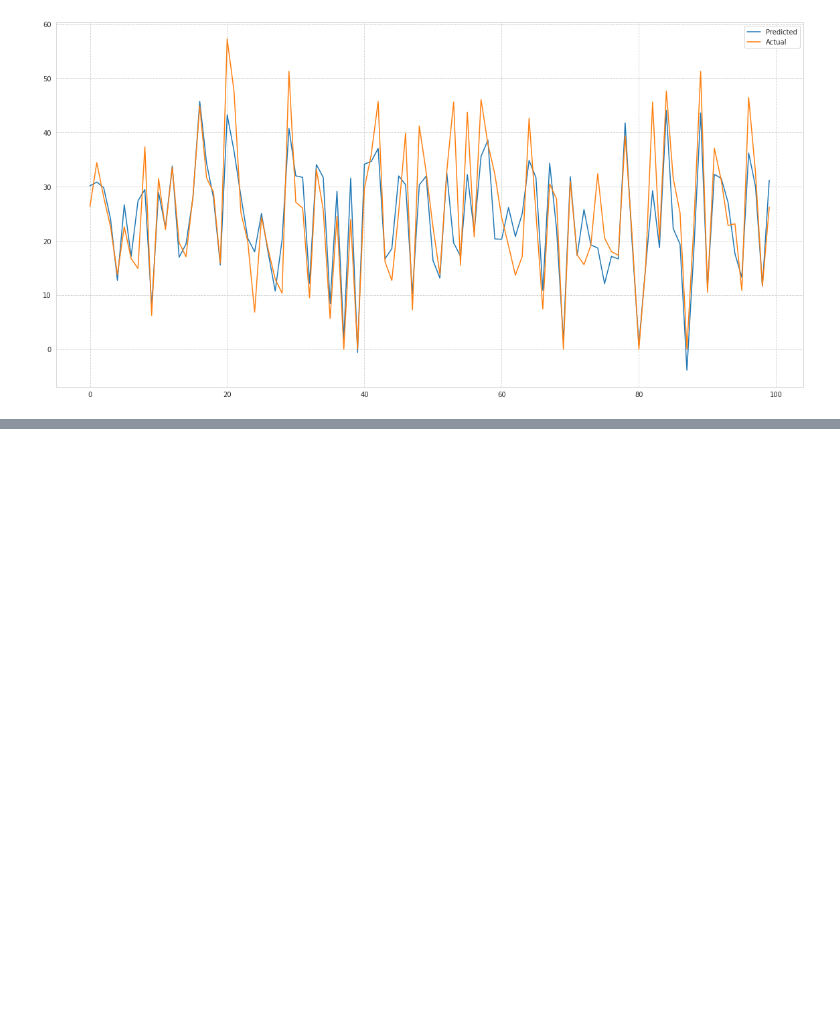
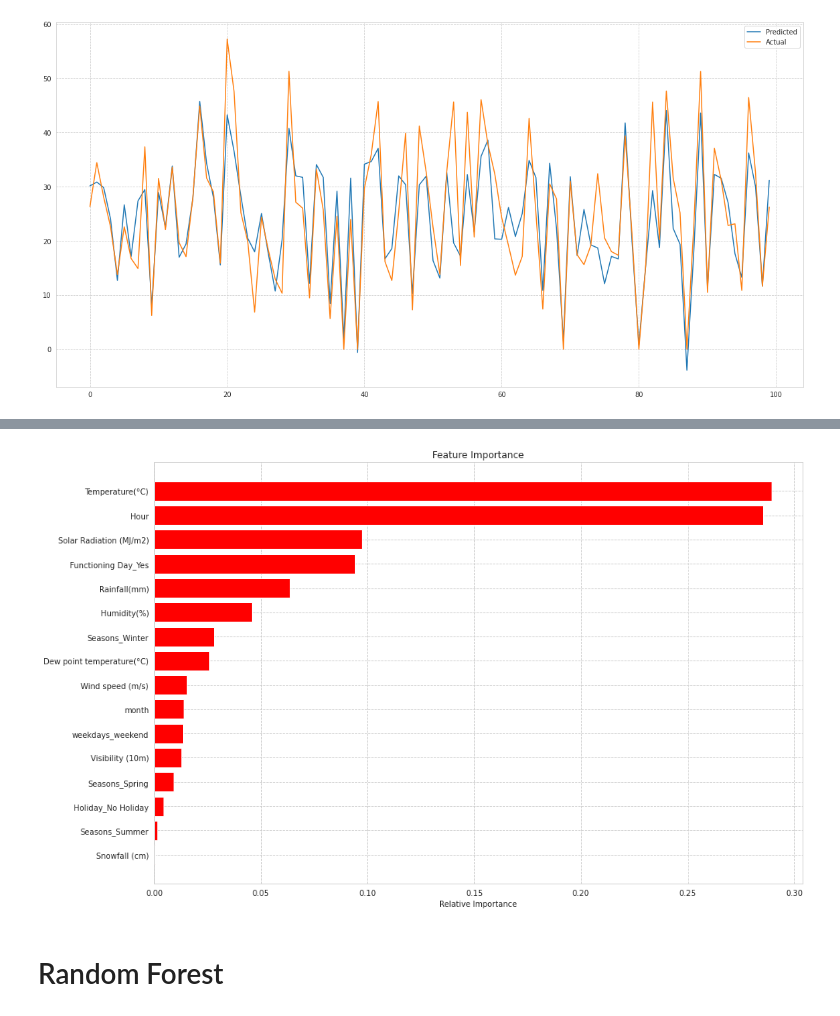
Before and after one commit to SURAJ0JAAT/Bike-Sharing-demand-Prediction-Regression, a Jupyter notebook: Bike_Sharing_Demand_Prediction_Capstone_Project.ipynb, the cells around one changed output, grey strips where cells are left out. Cells and saved outputs as stored; diff of their text form; code cells hidden in the pictures; blank space fills up the shorter version.

```diff
--- a/Bike_Sharing_Demand_Prediction_Capstone_Project.ipynb
+++ b/Bike_Sharing_Demand_Prediction_Capstone_Project.ipynb
@@ -776,0 +846,7 @@ Adjusted R2 :  0.7150538717102441
+# %%
+#getting features importance of decision tree
+get_features_importance(dt_model,X_train)
+# %% [output]
+[figure, added]
+# %% [markdown]
+# Random Forest
```
Also changed, not shown: parts of 61 cells of this notebook.
